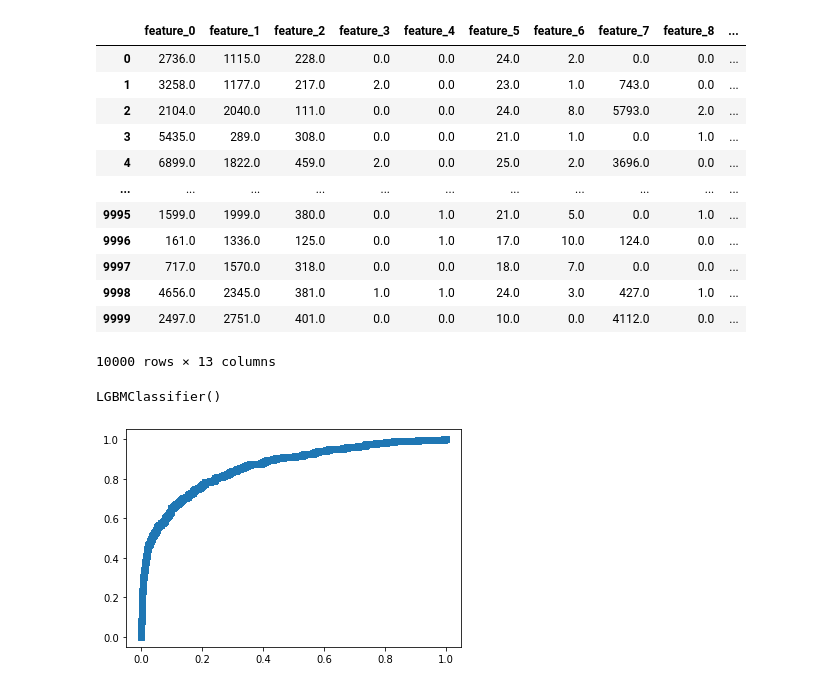
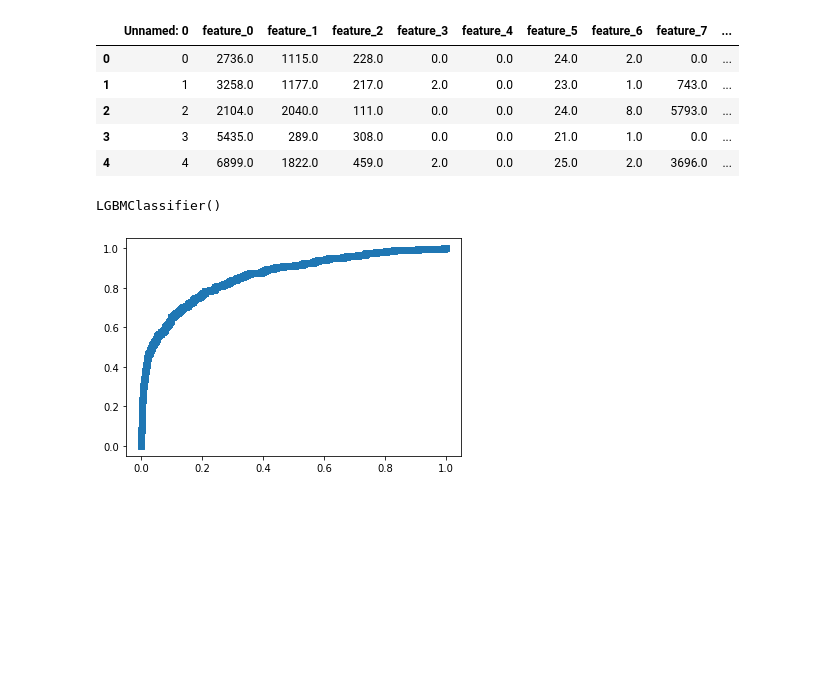
Before and after one commit to kucharaka/doge, a Jupyter notebook: DOGE.ipynb, the cells around one changed output. Drawn from its saved outputs; the diff is of its cells as text; code cells hidden in the pictures; blank space fills up the shorter version.

```diff
--- a/DOGE.ipynb
+++ b/DOGE.ipynb
@@ -221,21 +165,14 @@ abs = 0.006158727938359698
 # %%
 df2 = pd.read_csv('bank.csv')
 # %%
-df2
+df2.head()
 # %% [output]
-|  | feature_0 | feature_1 | feature_2 | feature_3 | feature_4 | feature_5 | feature_6 | feature_7 | feature_8 | ... |
-| 0 | 2736.0 | 1115.0 | 228.0 | 0.0 | 0.0 | 24.0 | 2.0 | 0.0 | 0.0 | ... |
-| 1 | 3258.0 | 1177.0 | 217.0 | 2.0 | 0.0 | 23.0 | 1.0 | 743.0 | 0.0 | ... |
-| 2 | 2104.0 | 2040.0 | 111.0 | 0.0 | 0.0 | 24.0 | 8.0 | 5793.0 | 2.0 | ... |
-| 3 | 5435.0 | 289.0 | 308.0 | 0.0 | 0.0 | 21.0 | 1.0 | 0.0 | 1.0 | ... |
-| 4 | 6899.0 | 1822.0 | 459.0 | 2.0 | 0.0 | 25.0 | 2.0 | 3696.0 | 0.0 | ... |
-| ... | ... | ... | ... | ... | ... | ... | ... | ... | ... | ... |
-| 9995 | 1599.0 | 1999.0 | 380.0 | 0.0 | 1.0 | 21.0 | 5.0 | 0.0 | 1.0 | ... |
-| 9996 | 161.0 | 1336.0 | 125.0 | 0.0 | 1.0 | 17.0 | 10.0 | 124.0 | 0.0 | ... |
-| 9997 | 717.0 | 1570.0 | 318.0 | 0.0 | 0.0 | 18.0 | 7.0 | 0.0 | 0.0 | ... |
-| 9998 | 4656.0 | 2345.0 | 381.0 | 1.0 | 1.0 | 24.0 | 3.0 | 427.0 | 1.0 | ... |
-| 9999 | 2497.0 | 2751.0 | 401.0 | 0.0 | 0.0 | 10.0 | 0.0 | 4112.0 | 0.0 | ... |
+|  | Unnamed: 0 | feature_0 | feature_1 | feature_2 | feature_3 | feature_4 | feature_5 | feature_6 | feature_7 | ... |
+| 0 | 0 | 2736.0 | 1115.0 | 228.0 | 0.0 | 0.0 | 24.0 | 2.0 | 0.0 | ... |
+| 1 | 1 | 3258.0 | 1177.0 | 217.0 | 2.0 | 0.0 | 23.0 | 1.0 | 743.0 | ... |
+| 2 | 2 | 2104.0 | 2040.0 | 111.0 | 0.0 | 0.0 | 24.0 | 8.0 | 5793.0 | ... |
+| 3 | 3 | 5435.0 | 289.0 | 308.0 | 0.0 | 0.0 | 21.0 | 1.0 | 0.0 | ... |
+| 4 | 4 | 6899.0 | 1822.0 | 459.0 | 2.0 | 0.0 | 25.0 | 2.0 | 3696.0 | ... |
-10000 rows × 13 columns
 # %%
 df2.drop(columns=['Unnamed: 0'], inplace=True)
 # %%
```
Also changed, not shown: parts of 32 cells of this notebook, 1 other file.
